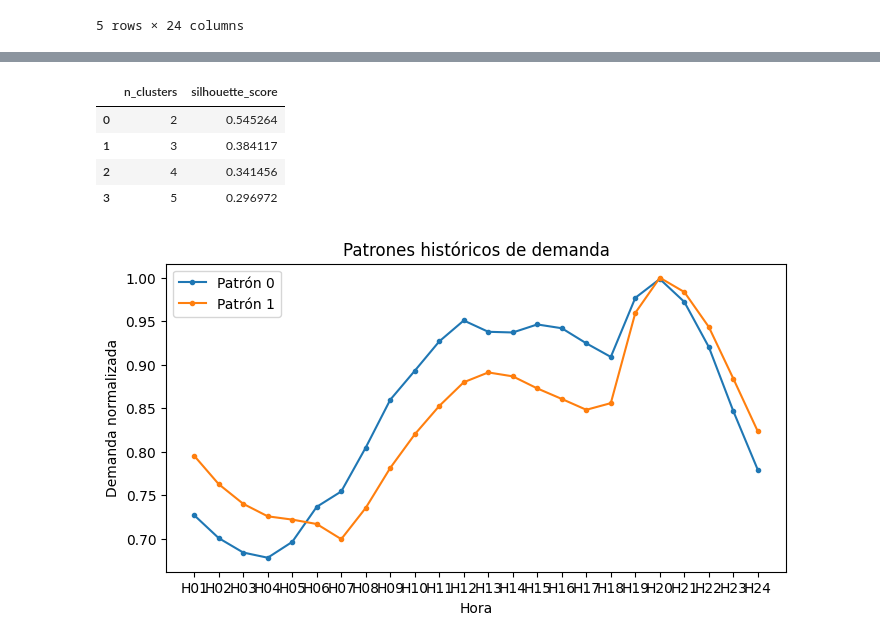
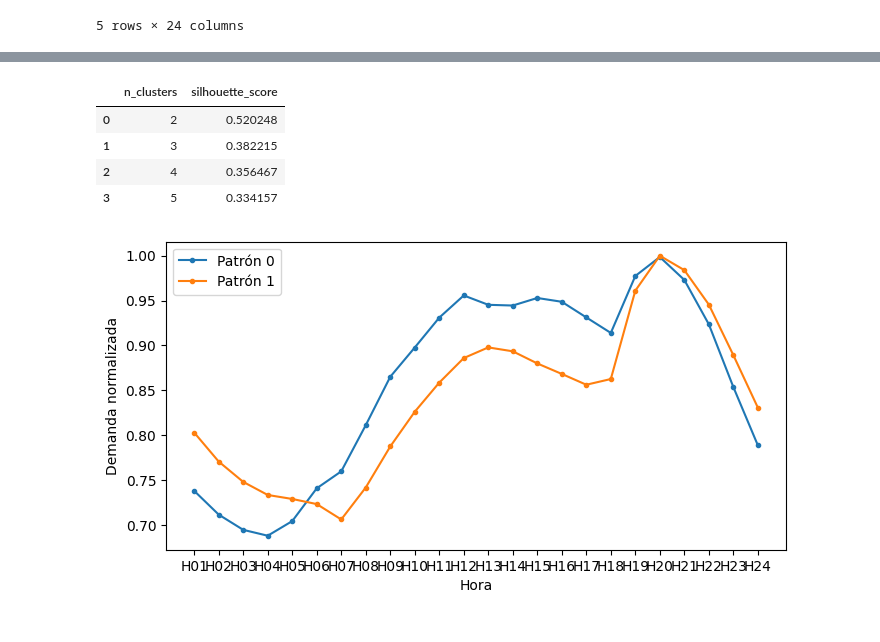
Before and after one commit to jdvelasq/classroom-vibecoding, a Jupyter notebook: implementation/predictiva/P206_clustering_demanda/professor/notebook.ipynb, the cells around one changed output, grey strips where cells are left out. Saved outputs shown, nothing was run; the diff lists cells and outputs as text; code cells hidden in the pictures.

```diff
--- a/implementation/predictiva/P206_clustering_demanda/professor/notebook.ipynb
+++ b/implementation/predictiva/P206_clustering_demanda/professor/notebook.ipynb
@@ -1,15 +1,12 @@
 # %%
-# ¿Podemos anticipar el patrón de demanda que completará un día usando solo sus primeras seis horas?
-
-# Los perfiles completos históricos definen la variable objetivo; las seis primeras horas son la única información usada para anticiparla.
+# ¿Qué patrones diarios de demanda comercial aparecen al comparar la forma de sus perfiles horarios?
 
 import matplotlib.pyplot as plt
 import pandas as pd
 
 data = pd.read_csv("../data/demanda_comercial.csv.gz", compression="gzip")
-data["Fecha"] = pd.to_datetime(data["Fecha"])
-hour_columns = [column for column in data.columns if column.startswith("H")]
-data = data.dropna().drop_duplicates().set_index("Fecha").sort_index()
+data = data.dropna().drop_duplicates().set_index("Fecha")
+hours = data.columns.tolist()
 data.head()
 # %% [output]
 |  | H01 | H02 | H03 | H04 | H05 | H06 | H07 | H08 | H09 | H10 | ... | ... |
@@ -54,0 +20,5 @@ Días de prueba: 608
+# %%
+# La normalización separa la forma diaria del nivel absoluto de demanda.
+
+profiles = data.div(data.max(axis=1), axis=0)
+profiles.head()
@@ -73,42 +47,32 @@ plt.show()
 # %%
-# La silueta compara alternativas para construir una etiqueta de patrón suficientemente distinguible.
+# La silueta contrasta alternativas de segmentación de los perfiles diarios.
 
 from sklearn.cluster import KMeans
 from sklearn.metrics import silhouette_score
 
-cluster_selection = []
+rows=[]
 for n_clusters in range(2, 6):
-    candidate = KMeans(n_clusters=n_clusters, n_init=10, random_state=0).fit(train_profiles)
-    cluster_selection.append(
-        {
-            "n_clusters": n_clusters,
-            "silhouette_score": silhouette_score(train_profiles, candidate.labels_),
-        }
-    )
-
-cluster_selection = pd.DataFrame(cluster_selection)
+    model=KMeans(n_clusters=n_clusters, n_init=10, random_state=0).fit(profiles)
+    rows.append({"n_clusters": n_clusters, "silhouette_score": silhouette_score(profiles, model.labels_)})
+cluster_selection=pd.DataFrame(rows)
 cluster_selection
 # %% [output]
 |  | n_clusters | silhouette_score |
-| 0 | 2 | 0.545264 |
-| 1 | 3 | 0.384117 |
-| 2 | 4 | 0.341456 |
-| 3 | 5 | 0.296972 |
+| 0 | 2 | 0.520248 |
+| 1 | 3 | 0.382215 |
+| 2 | 4 | 0.356467 |
+| 3 | 5 | 0.334157 |
 # %%
-# Dos patrones maximizan la silueta y mantienen una interpretación visible para este primer ejercicio.
+# Dos patrones maximizan la silueta y permiten una interpretación inicial de los perfiles.
 
-kmeans = KMeans(n_clusters=2, n_init=10, random_state=0).fit(train_profiles)
-train_patterns = kmeans.labels_
-test_patterns = kmeans.predict(test_profiles)
-
+kmeans=KMeans(n_clusters=2, n_init=10, random_state=0).fit(profiles)
 plt.figure(figsize=(8, 4))
-for cluster, profile in enumerate(kmeans.cluster_centers_):
-    plt.plot(hour_columns, profile, marker=".", label=f"Patrón {cluster}")
+for cluster, center in enumerate(kmeans.cluster_centers_):
+    plt.plot(hours, center, marker=".", label=f"Patrón {cluster}")
 plt.xlabel("Hora")
 plt.ylabel("Demanda normalizada")
-plt.title("Patrones históricos de demanda")
 plt.legend()
 plt.savefig("../submission/demanda-comercial-perfiles.png", bbox_inches="tight")
 plt.show()
 # %% [output]
-[figure, old version]
+[figure, new version]
```
Also changed, not shown: parts of 9 cells of this notebook, 14 other files.
